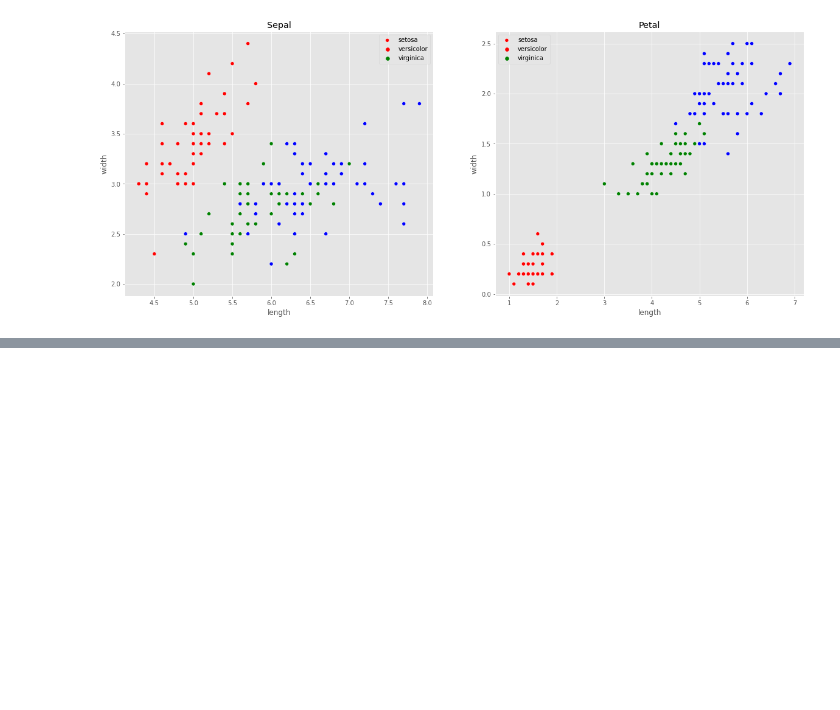
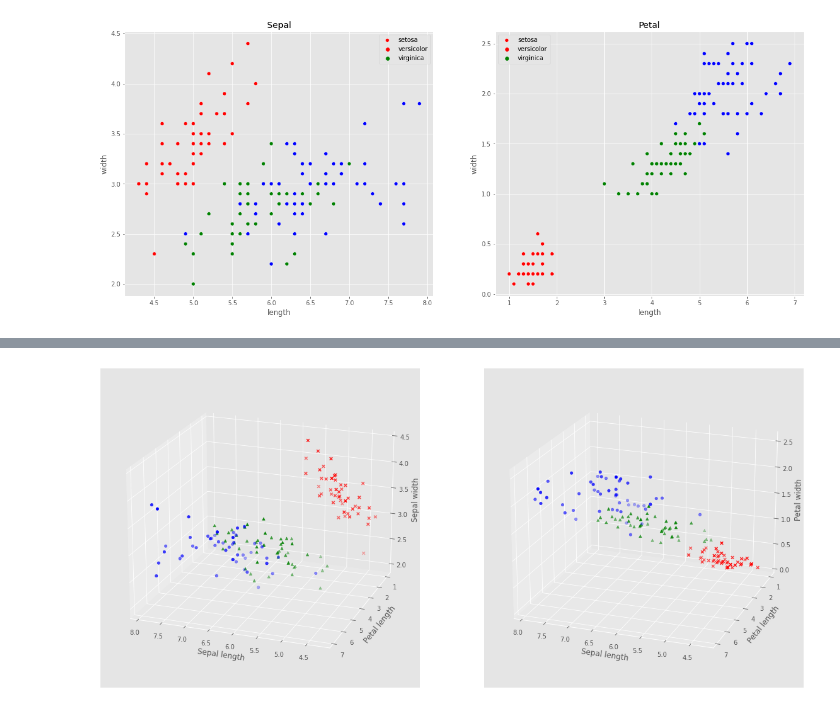
Before and after one commit to bigdataleeky/python, a Jupyter notebook: 20220411/20220411_iris.ipynb, the cells around one changed output, grey strips where cells are left out. Drawn from its saved outputs; the diff is of its cells as text; code cells hidden in the pictures; blank space fills up the shorter version.

```diff
--- a/20220411/20220411_iris.ipynb
+++ b/20220411/20220411_iris.ipynb
@@ -140,0 +149,44 @@ TypeError: set_title() missing 1 required positional argument: 'label'
+# %%
+# setosa', 'versicolor', 'virginica
+#0           1             2
+
+setosa = X[Y==0]
+versicolor = X[Y==1]
+virginica = X[Y==2]
+
+
+
+fig = plt.figure(figsize=(20,13))
+
+ax = fig.add_subplot(1,2,1,projection = '3d')
+ax.view_init(20,110)
+ax.set_title('')
+# 꽃받침의 길이, 꽃잎의 길이, 꽃받침의 너비
+ax.scatter([iris[0] for iris in setosa],[iris[2] for iris in setosa],[iris[1] for iris in setosa],
+          color='r',marker='x',label='setosa')
+ax.scatter([iris[0] for iris in versicolor],[iris[2] for iris in versicolor],[iris[1] for iris in versicolor],
+          color='g',marker='^',label='versicolor')
+ax.scatter([iris[0] for iris in virginica],[iris[2] for iris in virginica],[iris[1] for iris in virginica],
+          color='b',marker='o',label='virginica')
+ax.set_xlabel('Sepal length')
+ax.set_ylabel('Petal length')
+ax.set_zlabel('Sepal width')
+
+ax = fig.add_subplot(1,2,2,projection = '3d')
+ax.view_init(20,110)
+ax.set_title('')
+# 꽃받침의 길이, 꽃잎의 길이, 꽃잎의 너비
+ax.scatter([iris[0] for iris in setosa],[iris[2] for iris in setosa],[iris[3] for iris in setosa],
+          color='r',marker='x',label='setosa')
+ax.scatter([iris[0] for iris in versicolor],[iris[2] for iris in versicolor],[iris[3] for iris in versicolor],
+          color='g',marker='^',label='versicolor')
+ax.scatter([iris[0] for iris in virginica],[iris[2] for iris in virginica],[iris[3] for iris in virginica],
+          color='b',marker='o',label='virginica')
+ax.set_xlabel('Sepal length')
+ax.set_ylabel('Petal length')
+ax.set_zlabel('Petal width')
+
+
+plt.show()
+# %% [output]
+[figure, added]
```
Also changed, not shown: parts of 21 cells of this notebook.
